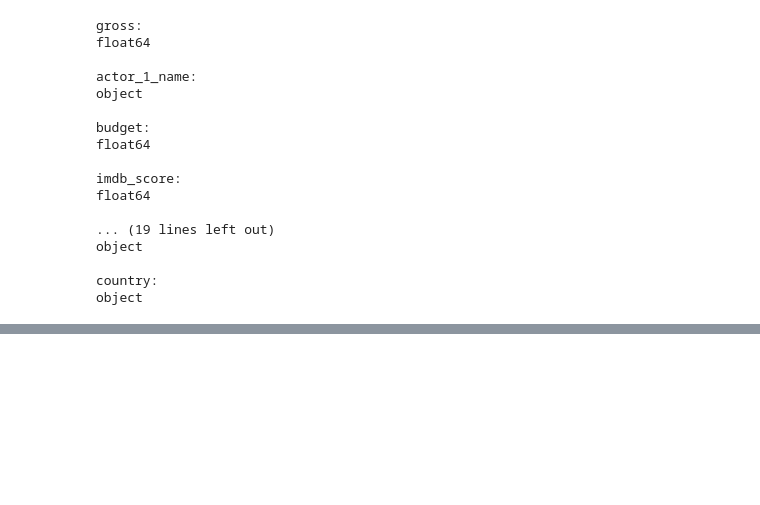
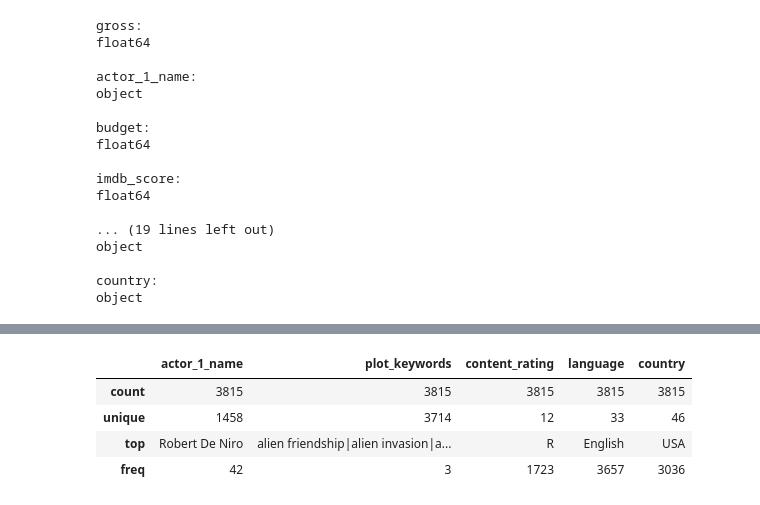
Before and after one commit to koentjj/CMmovies, a Jupyter notebook: movieAnalysis.ipynb, the cells around one changed output, grey strips where cells are left out. Drawn from its saved outputs; the diff is of its cells as text; code cells hidden in the pictures; blank space fills up the shorter version.

```diff
--- a/movieAnalysis.ipynb
+++ b/movieAnalysis.ipynb
@@ -183,0 +166,8 @@ object
+# %%
+interesting.dropna().select_dtypes(include=[object]).describe(include='all')
+# %% [output]
+|  | actor_1_name | plot_keywords | content_rating | language | country |
+| count | 3815 | 3815 | 3815 | 3815 | 3815 |
+| unique | 1458 | 3714 | 12 | 33 | 46 |
+| top | Robert De Niro | alien friendship|alien invasion|a... | R | English | USA |
+| freq | 42 | 3 | 1723 | 3657 | 3036 |
```
Also changed, not shown: parts of 11 cells of this notebook.
